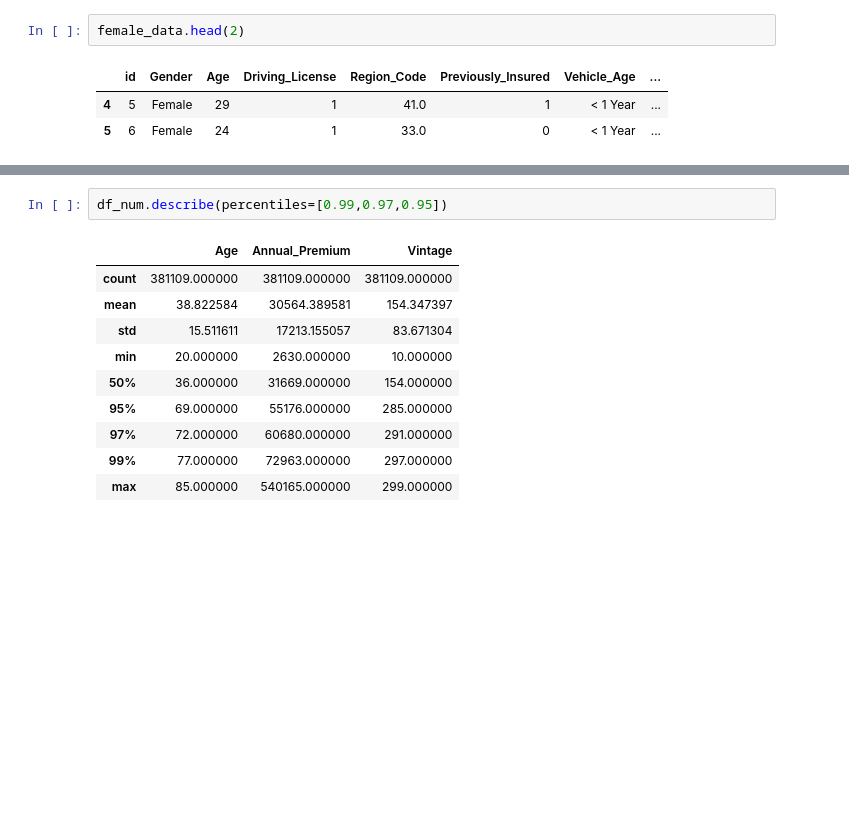
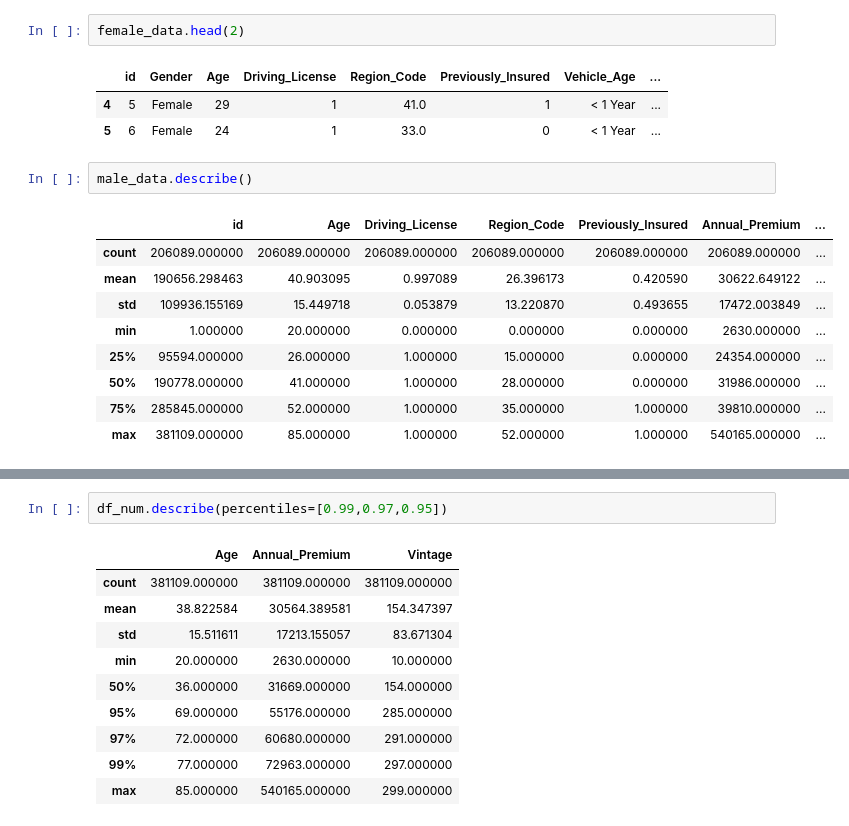
Before and after one commit to pi-mishra/HEALTH-INSURANCE-CROSS-SELL-PREDICTION, a Jupyter notebook: HEALTH_INSURANCE_CROSS_SELL_PREDICTION_(piyush).ipynb, the cells around one changed output, grey strips where cells are left out. Drawn from its saved outputs; the diff is of its cells as text; blank space fills up the shorter version.

```diff
--- a/HEALTH_INSURANCE_CROSS_SELL_PREDICTION_(piyush).ipynb
+++ b/HEALTH_INSURANCE_CROSS_SELL_PREDICTION_(piyush).ipynb
@@ -210,3 +228,15 @@ female_data.head(2)
 |  | id | Gender | Age | Driving_License | Region_Code | Previously_Insured | Vehicle_Age | ... |
 | 4 | 5 | Female | 29 | 1 | 41.0 | 1 | < 1 Year | ... |
 | 5 | 6 | Female | 24 | 1 | 33.0 | 0 | < 1 Year | ... |
+# %%
+male_data.describe()
+# %% [output]
+|  | id | Age | Driving_License | Region_Code | Previously_Insured | Annual_Premium | ... |
+| count | 206089.000000 | 206089.000000 | 206089.000000 | 206089.000000 | 206089.000000 | 206089.000000 | ... |
+| mean | 190656.298463 | 40.903095 | 0.997089 | 26.396173 | 0.420590 | 30622.649122 | ... |
+| std | 109936.155169 | 15.449718 | 0.053879 | 13.220870 | 0.493655 | 17472.003849 | ... |
+| min | 1.000000 | 20.000000 | 0.000000 | 0.000000 | 0.000000 | 2630.000000 | ... |
+| 25% | 95594.000000 | 26.000000 | 1.000000 | 15.000000 | 0.000000 | 24354.000000 | ... |
+| 50% | 190778.000000 | 41.000000 | 1.000000 | 28.000000 | 0.000000 | 31986.000000 | ... |
+| 75% | 285845.000000 | 52.000000 | 1.000000 | 35.000000 | 1.000000 | 39810.000000 | ... |
+| max | 381109.000000 | 85.000000 | 1.000000 | 52.000000 | 1.000000 | 540165.000000 | ... |
```
Also changed, not shown: parts of 15 cells of this notebook.
